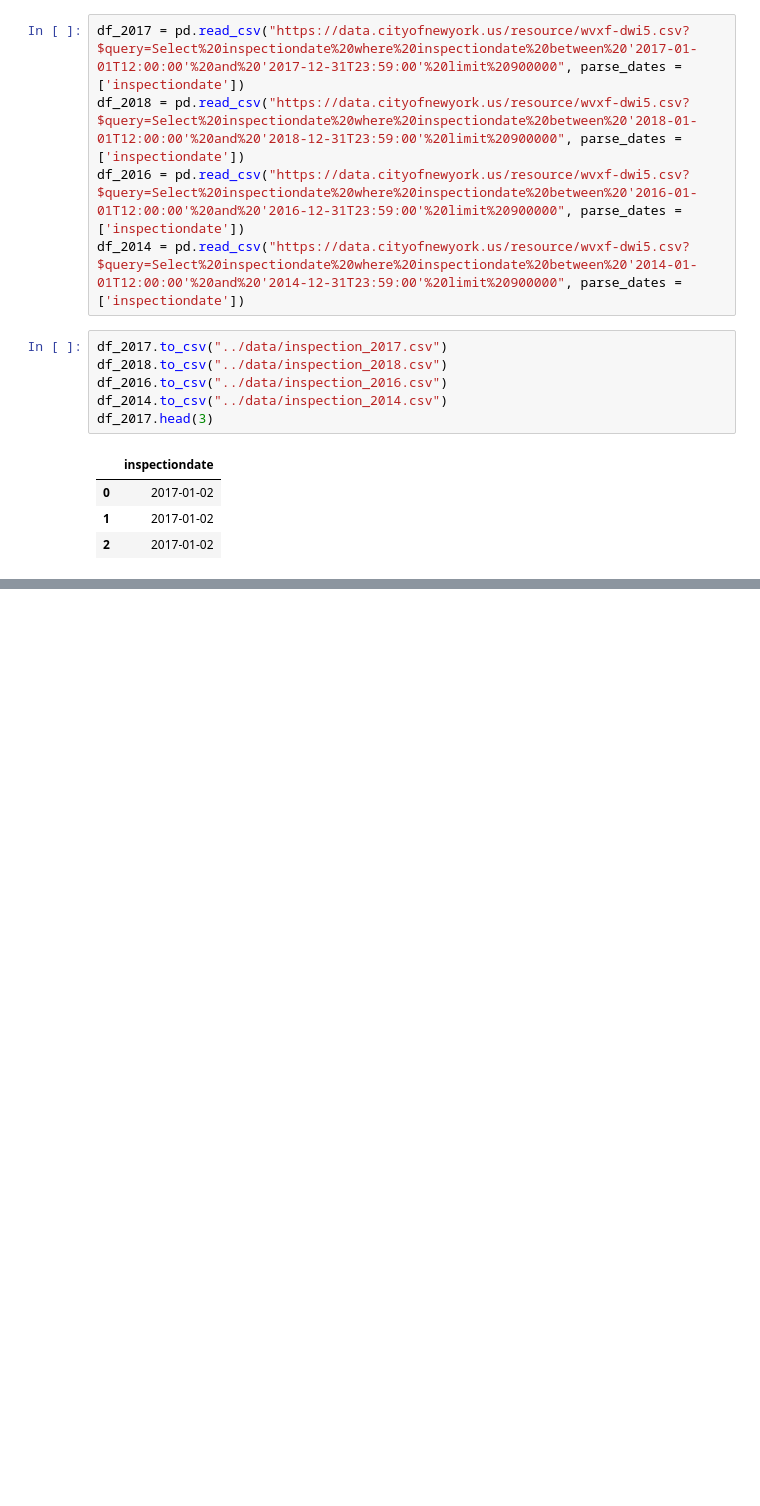
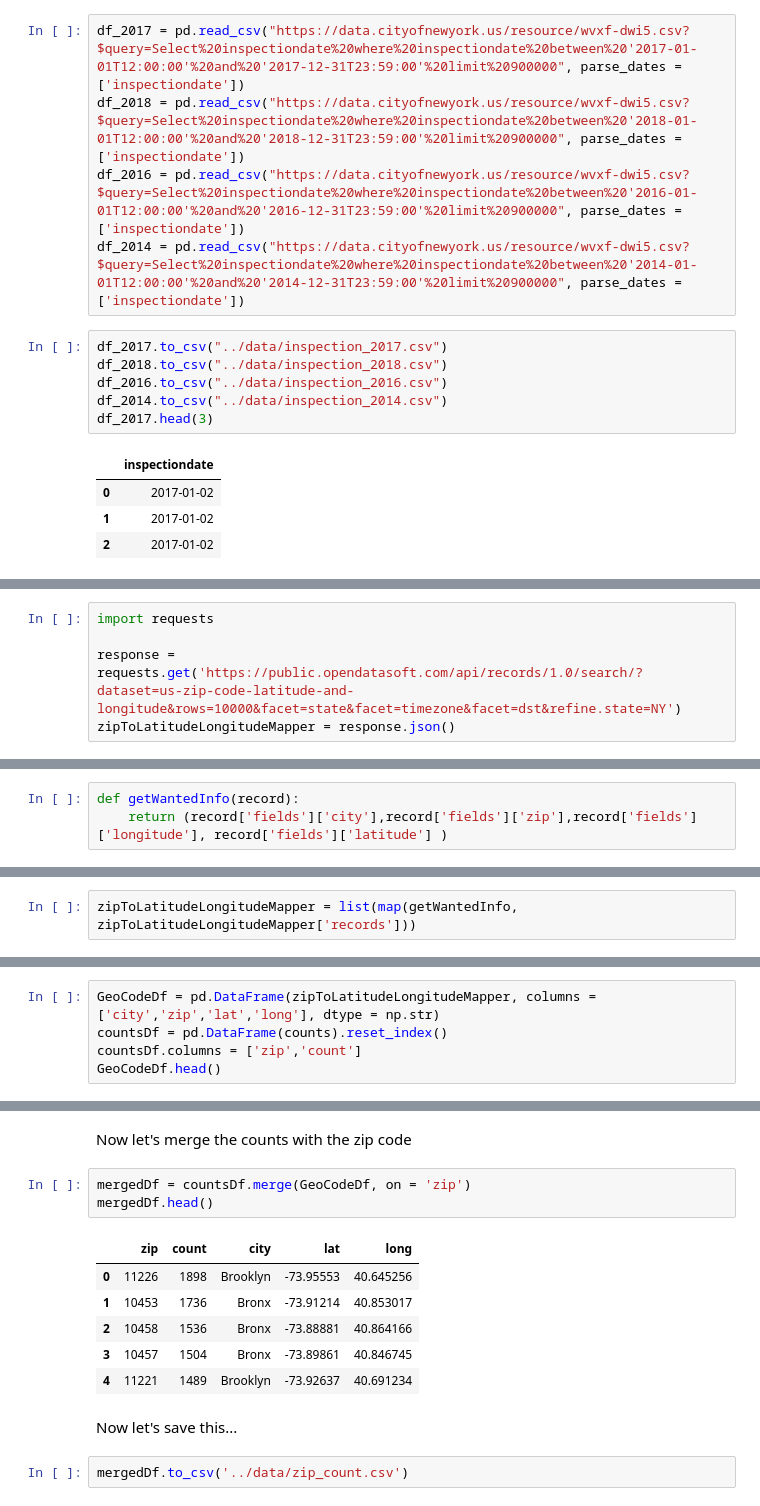
Before and after one commit to harisx91/NYCHousingMaintenanceCodeProject, a Jupyter notebook: notebooks/HousingCleaning.ipynb, the cells around one changed output, grey strips where cells are left out. Cells and saved outputs as stored; diff of their text form; blank space fills up the shorter version.

```diff
--- a/notebooks/HousingCleaning.ipynb
+++ b/notebooks/HousingCleaning.ipynb
@@ -341,0 +353,5 @@ df_2017.head(3)
+# %%
+import requests
+
+response = requests.get('https://public.opendatasoft.com/api/records/1.0/search/?dataset=us-zip-code-latitude-and-longitude&rows=10000&facet=state&facet=timezone&facet=dst&refine.state=NY')
+zipToLatitudeLongitudeMapper = response.json()
@@ -341,0 +381,3 @@ df_2017.head(3)
+# %%
+def getWantedInfo(record):
+    return (record['fields']['city'],record['fields']['zip'],record['fields']['longitude'], record['fields']['latitude'] )
@@ -341,0 +386,2 @@ df_2017.head(3)
+# %%
+zipToLatitudeLongitudeMapper = list(map(getWantedInfo, zipToLatitudeLongitudeMapper['records']))
@@ -341,0 +396,5 @@ df_2017.head(3)
+# %%
+GeoCodeDf = pd.DataFrame(zipToLatitudeLongitudeMapper, columns = ['city','zip','lat','long'], dtype = np.str)
+countsDf = pd.DataFrame(counts).reset_index()
+countsDf.columns = ['zip','count']
+GeoCodeDf.head()
@@ -341,0 +408,16 @@ df_2017.head(3)
+# %% [markdown]
+Now let's merge the counts with the zip code
+# %%
+mergedDf = countsDf.merge(GeoCodeDf, on = 'zip')
+mergedDf.head()
+# %% [output]
+|  | zip | count | city | lat | long |
+| 0 | 11226 | 1898 | Brooklyn | -73.95553 | 40.645256 |
+| 1 | 10453 | 1736 | Bronx | -73.91214 | 40.853017 |
+| 2 | 10458 | 1536 | Bronx | -73.88881 | 40.864166 |
+| 3 | 10457 | 1504 | Bronx | -73.89861 | 40.846745 |
+| 4 | 11221 | 1489 | Brooklyn | -73.92637 | 40.691234 |
+# %% [markdown]
+Now let's save this...
+# %%
+mergedDf.to_csv('../data/zip_count.csv')
```
Also changed, not shown: parts of 11 cells of this notebook, 2 other files.
